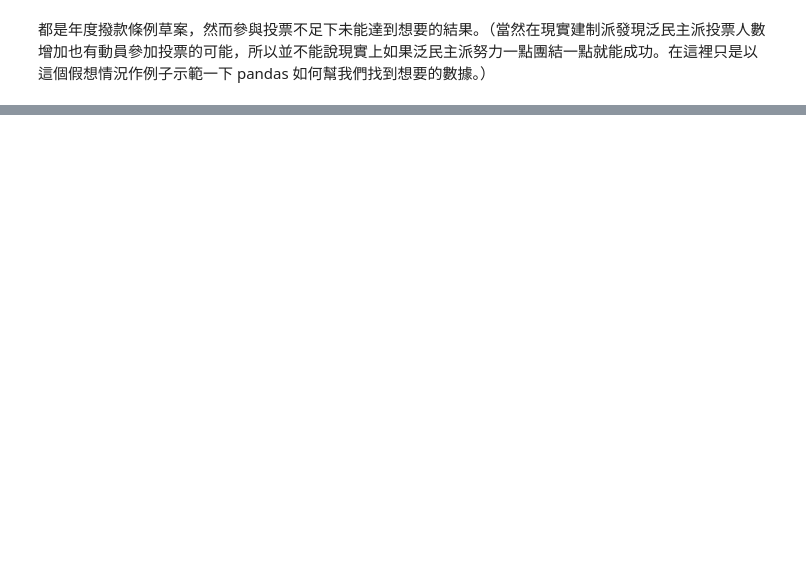
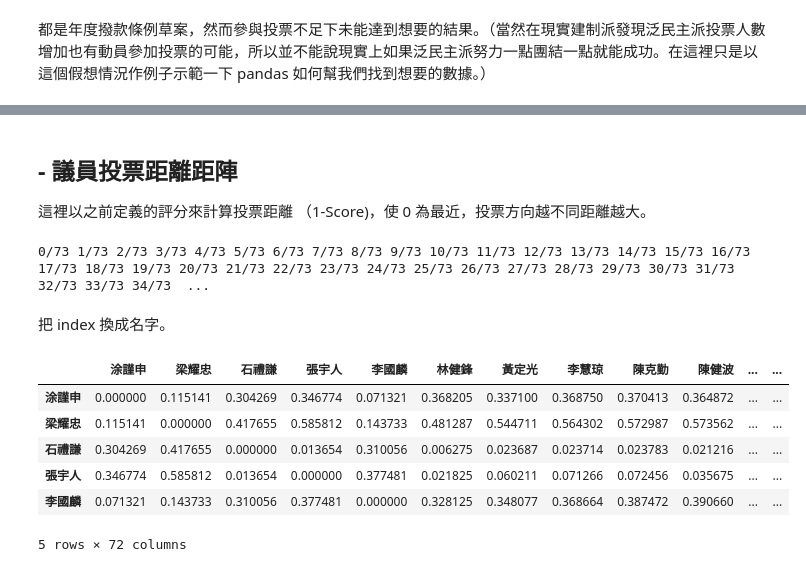
Before and after one commit to TikuisChan/LegcoStat, a Jupyter notebook: legcoStat6_overall.ipynb, the cells around one changed output, grey strips where cells are left out. Cells and saved outputs as stored; diff of their text form; code cells hidden in the pictures; blank space fills up the shorter version.

```diff
--- a/legcoStat6_overall.ipynb
+++ b/legcoStat6_overall.ipynb
@@ -784,0 +767,45 @@ legco_cm[legco_cm['vote-id'] == '20180509067'][['motion', 'mover', 'overall-vote
+# %% [markdown]
+## - 議員投票距離距陣
+這裡以之前定義的評分來計算投票距離 （1-Score)，使 0 為最近，投票方向越不同距離越大。
+# %%
+member_vote = legco_cm[members].drop(columns='梁君彥')    # drop him as he is the chairman of cm who did not vote at all
+
+
+#    This script took more then 30 mins to finish in my notebook...
+matrix = []
+timer = 0
+print(str(timer) + "/73", end=' ')
+for member1 in member_vote.columns:
+    mem_dict = {}
+    for member2 in member_vote.columns:
+        diff_list = np.zeros(member_vote.shape[0])
+        for i in range(member_vote.shape[0]):
+            diff = diff_vote(member_vote[[member1, member2]].loc[i])
+            diff_list[i] = diff
+        mem_dict[member2] = 1 - np.nanmean(diff_list)
+    matrix.append(mem_dict)
+    timer += 1
+    print(str(timer) + "/73", end=' ')    # just to enusre the program is running
+
+print()
+matrix_df = pd.DataFrame(matrix)
+# %% [output]
+0/73 1/73 2/73 3/73 4/73 5/73 6/73 7/73 8/73 9/73 10/73 11/73 12/73 13/73 14/73 15/73 16/73 17/73 18/73 19/73 20/73 21/73 22/73 23/73 24/73 25/73 26/73 27/73 28/73 29/73 30/73 31/73 32/73 33/73 34/73  ...
+# %% [markdown]
+把 index 換成名字。
+# %%
+rename_dict = {}
+i = 0
+for member1 in member_vote.columns:
+    rename_dict[i] = member1
+    i += 1
+matrix_df.rename(rename_dict, inplace=True)
+matrix_df.head()
+# %% [output]
+|  | 涂謹申 | 梁耀忠 | 石禮謙 | 張宇人 | 李國麟 | 林健鋒 | 黃定光 | 李慧琼 | 陳克勤 | 陳健波 | ... | ... |
+| 涂謹申 | 0.000000 | 0.115141 | 0.304269 | 0.346774 | 0.071321 | 0.368205 | 0.337100 | 0.368750 | 0.370413 | 0.364872 | ... | ... |
+| 梁耀忠 | 0.115141 | 0.000000 | 0.417655 | 0.585812 | 0.143733 | 0.481287 | 0.544711 | 0.564302 | 0.572987 | 0.573562 | ... | ... |
+| 石禮謙 | 0.304269 | 0.417655 | 0.000000 | 0.013654 | 0.310056 | 0.006275 | 0.023687 | 0.023714 | 0.023783 | 0.021216 | ... | ... |
+| 張宇人 | 0.346774 | 0.585812 | 0.013654 | 0.000000 | 0.377481 | 0.021825 | 0.060211 | 0.071266 | 0.072456 | 0.035675 | ... | ... |
+| 李國麟 | 0.071321 | 0.143733 | 0.310056 | 0.377481 | 0.000000 | 0.328125 | 0.348077 | 0.368664 | 0.387472 | 0.390660 | ... | ... |
+5 rows × 72 columns
```
Also changed, not shown: parts of 13 cells of this notebook.
